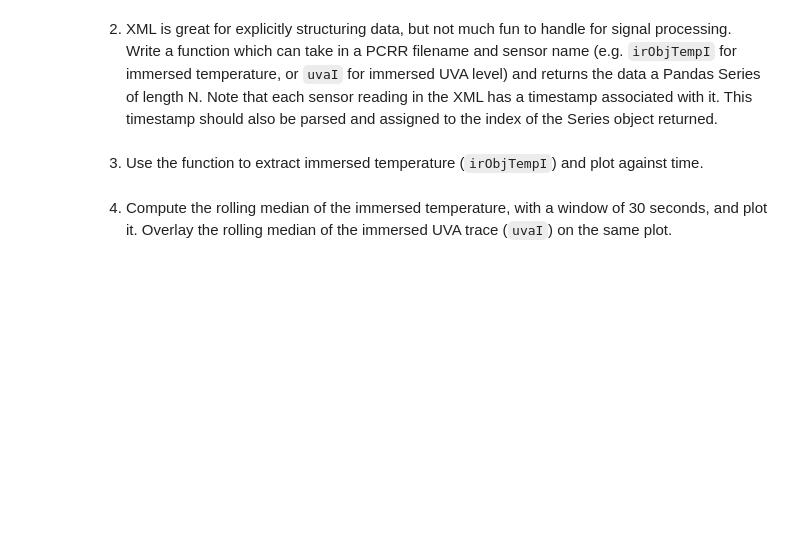
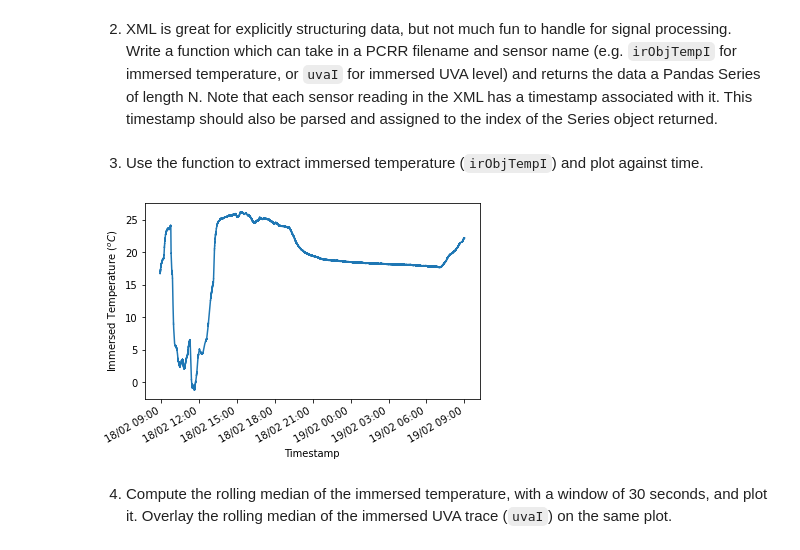
Before and after one commit to adhardy/Deepmatter-Interview, a Jupyter notebook: notebook/ds_nb_1.ipynb, the cells around one changed output. Cells and saved outputs as stored; diff of their text form; code cells hidden in the pictures; blank space fills up the shorter version.

Commit message:
improved datetime format on plot

```diff
--- a/notebook/ds_nb_1.ipynb
+++ b/notebook/ds_nb_1.ipynb
@@ -148,16 +152,24 @@ def extract_sensor_data(pcrr_file_path:str,
 # %%
 file_path = "../pcrr/3a_run_01.pcrr"
 sensor_name = "irObjTempI"
 stop_after_first = False
 
 df_sensor_data = extract_sensor_data(file_path, sensor_name, stop_after_first)
 
-
+import matplotlib.pyplot as plt
+import matplotlib.dates as mdates
 %matplotlib inline
 
-df_sensor_data.plot(legend=None,
+fig, axs = plt.subplots()
+df_sensor_data.plot(ax=axs,
+                legend=None,
                 xlabel="Timestamp",
                 ylabel="Immersed Temperature ($^oC$)") #units?
+
+timestamp_format = mdates.DateFormatter('%d/%m %H:%M') # set the datetime format of the x-axis
+axs.xaxis.set_major_formatter(timestamp_format)
+# %% [output]
+[figure, added]
 # %% [markdown]
 4. Compute the rolling median of the immersed temperature, with a window of 30 seconds, and plot it.
 Overlay the rolling median of the immersed UVA trace (`uvaI`) on the same plot.
```
Also changed, not shown: parts of 1 cell of this notebook.
